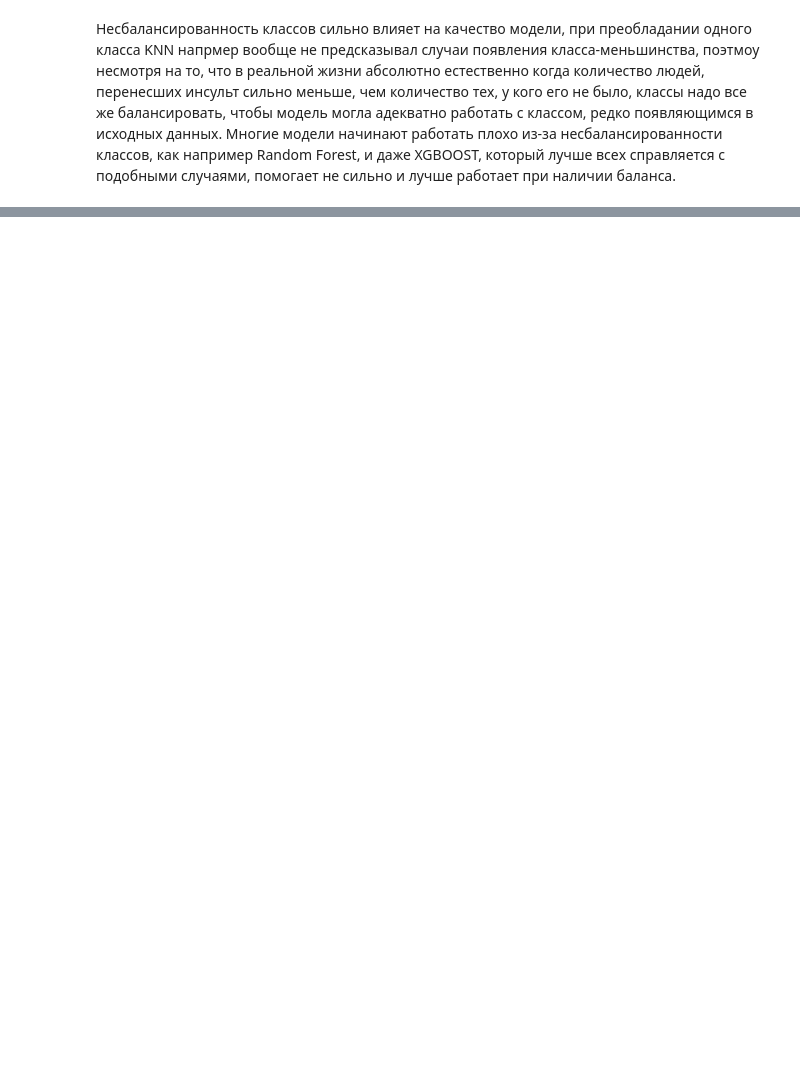
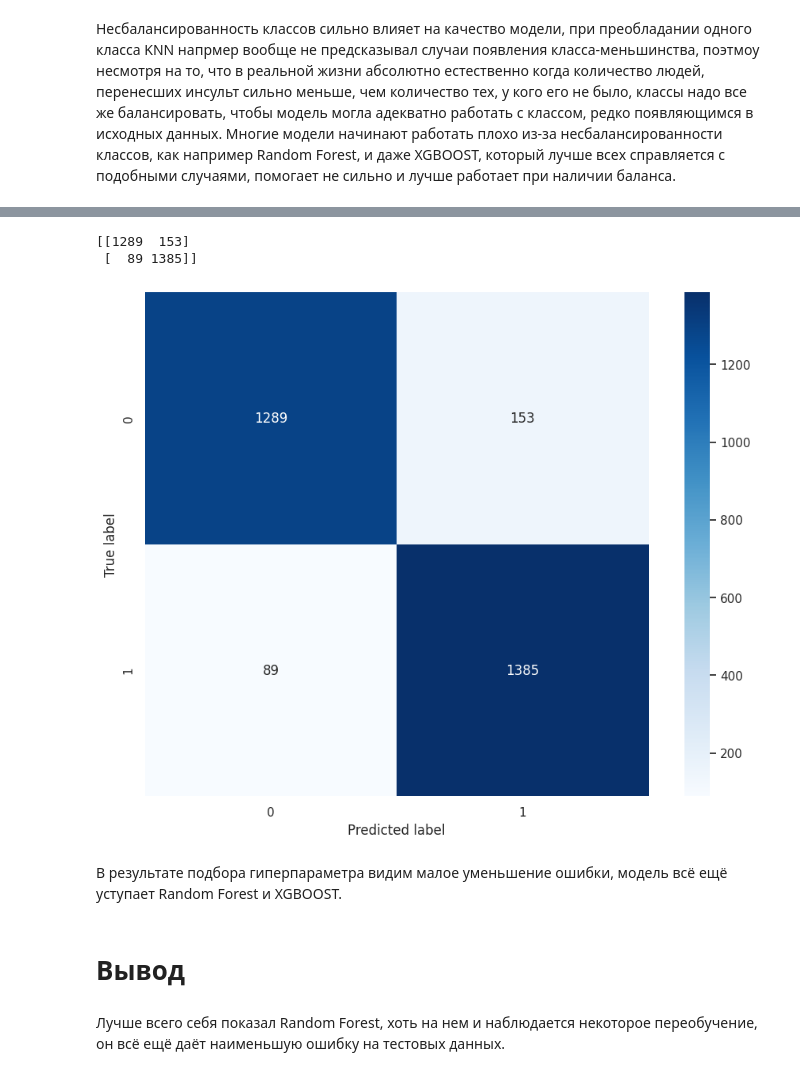
Before and after one commit to Dmitry145/ML-Mag, a Jupyter notebook: ML_Mag.ipynb, the cells around one changed output, grey strips where cells are left out. Saved outputs shown, nothing was run; the diff lists cells and outputs as text; code cells hidden in the pictures; blank space fills up the shorter version.

```diff
--- a/ML_Mag.ipynb
+++ b/ML_Mag.ipynb
@@ -730,0 +829,16 @@ print(confusion_matrix(y_test, rfc.predict(X_test)))
+# %%
+sns.heatmap(confusion_matrix(y_test, network.predict(X_test)), square=True, annot=True, fmt='.0f', cmap=plt.cm.Blues)
+plt.xlabel("Predicted label")
+plt.ylabel("True label")
+pass
+print(confusion_matrix(y_test, network.predict(X_test)))
+# %% [output]
+[[1289  153]
+ [  89 1385]]
+[figure, added]
+# %% [markdown]
+В результате подбора гиперпараметра видим малое уменьшение ошибки, модель всё ещё уступает Random Forest и XGBOOST.
+# %% [markdown]
+# Вывод
+# %% [markdown]
+Лучше всего себя показал Random Forest, хоть на нем и наблюдается некоторое переобучение, он всё ещё даёт наименьшую ошибку на тестовых данных.
```
Also changed, not shown: parts of 39 cells of this notebook.
